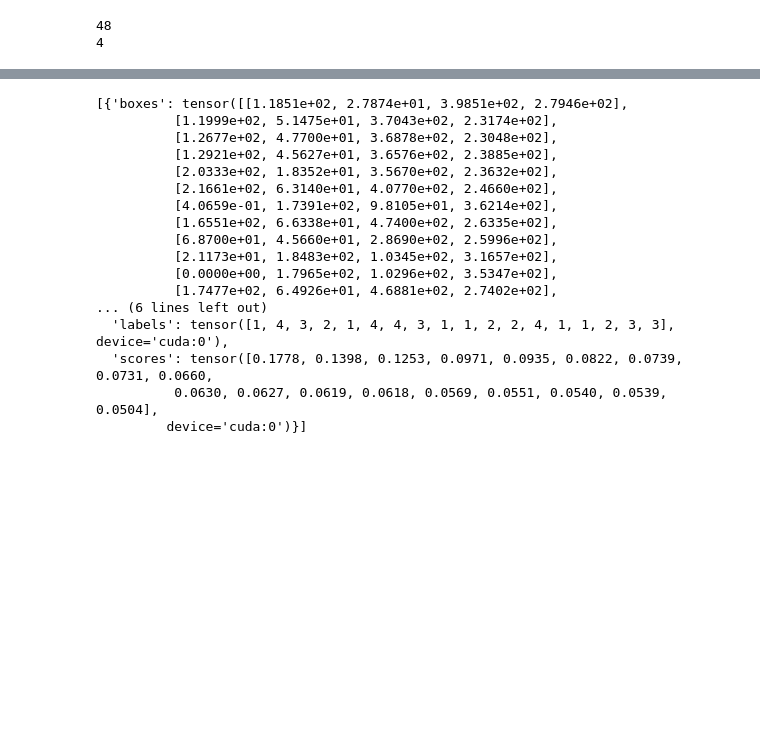
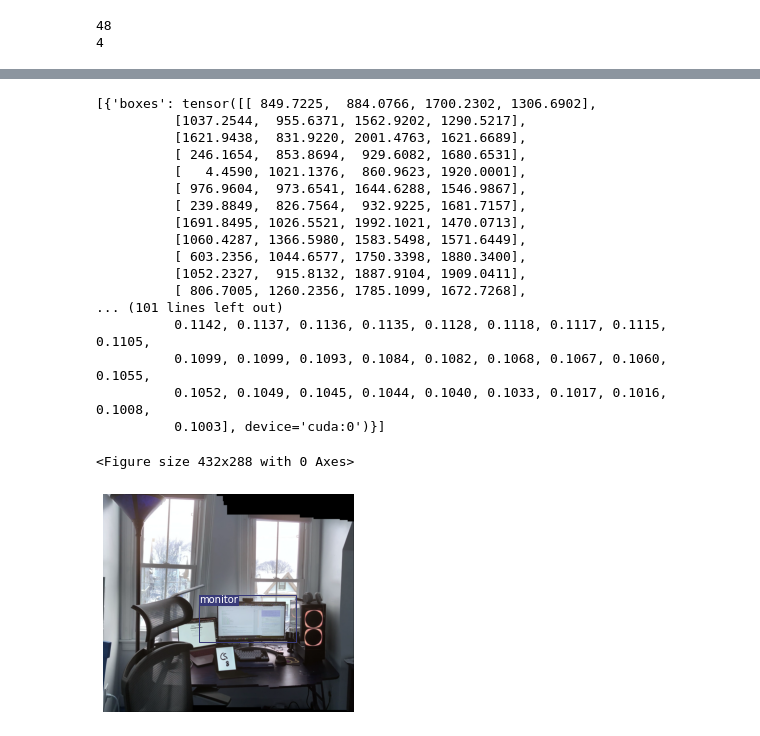
Before and after one commit to ksun0/cis-581-final-project-video-stiching-detection, a Jupyter notebook: object_detection.ipynb, the cells around one changed output, grey strips where cells are left out. Saved outputs shown, nothing was run; the diff lists cells and outputs as text; code cells hidden in the pictures; blank space fills up the shorter version.

```diff
--- a/object_detection.ipynb
+++ b/object_detection.ipynb
@@ -20,16 +11,16 @@ class DeskDataset(torch.utils.data.Dataset):
     def __init__(self, root, transforms=None):
         self.root = root
         self.transforms = transforms
-        self.df = pd.read_csv("annotations.csv", names=["class", "xmin", "ymin", "xdist", "ydist", "image", "imgx", "imgy"])
+        self.df = pd.read_csv("data/annotations.csv", names=["class", "xmin", "ymin", "xdist", "ydist", "image", "imgx", "imgy"])
         unique_classes = list(self.df['class'].unique())
         self.class_names = {unique_classes[i]: np.arange(1, 1 + len(unique_classes))[i] for i in range(len(unique_classes))}
         # load all image files, sorting them to
         # ensure that they are aligned
-        self.imgs = list(sorted(os.listdir(os.path.join(root, "images"))))
+        self.imgs = list(sorted(os.listdir(os.path.join(root, "data", "training_data"))))
 
     def __getitem__(self, idx):
         # load images ad masks
-        img_path = os.path.join(self.root, "images", self.imgs[idx])
+        img_path = os.path.join(self.root, "data", "training_data", self.imgs[idx])
         img = Image.open(img_path).convert("RGB")
 
         features = self.df[self.df['image'] == self.imgs[idx]]
@@ -199,32 +169,57 @@ coco_utils.py    images     transforms.py
 from torchvision import transforms
 # pick one image from the test set
 # img, _ = dataset[1]
-# print(type(img))
-t = Image.open("kevin.png").convert("RGB")
+t = Image.open("data/desk-left-right.png").convert("RGB")
 img = transforms.ToTensor()(t).squeeze()
-# print(type(img))
 
 # put the model in evaluation mode
+model.load_state_dict(torch.load("data/object_detection_model.pt"))
 model.eval()
 with torch.no_grad():
     prediction = model([img.to(device)])
 # %%
 prediction
 # %% [output]
-[{'boxes': tensor([[1.1851e+02, 2.7874e+01, 3.9851e+02, 2.7946e+02],
-          [1.1999e+02, 5.1475e+01, 3.7043e+02, 2.3174e+02],
-          [1.2677e+02, 4.7700e+01, 3.6878e+02, 2.3048e+02],
-          [1.2921e+02, 4.5627e+01, 3.6576e+02, 2.3885e+02],
-          [2.0333e+02, 1.8352e+01, 3.5670e+02, 2.3632e+02],
-          [2.1661e+02, 6.3140e+01, 4.0770e+02, 2.4660e+02],
-          [4.0659e-01, 1.7391e+02, 9.8105e+01, 3.6214e+02],
-          [1.6551e+02, 6.6338e+01, 4.7400e+02, 2.6335e+02],
-          [6.8700e+01, 4.5660e+01, 2.8690e+02, 2.5996e+02],
-          [2.1173e+01, 1.8483e+02, 1.0345e+02, 3.1657e+02],
-          [0.0000e+00, 1.7965e+02, 1.0296e+02, 3.5347e+02],
-          [1.7477e+02, 6.4926e+01, 4.6881e+02, 2.7402e+02],
-... (6 lines left out)
-  'labels': tensor([1, 4, 3, 2, 1, 4, 4, 3, 1, 1, 2, 2, 4, 1, 1, 2, 3, 3], device='cuda:0'),
-  'scores': tensor([0.1778, 0.1398, 0.1253, 0.0971, 0.0935, 0.0822, 0.0739, 0.0731, 0.0660,
-          0.0630, 0.0627, 0.0619, 0.0618, 0.0569, 0.0551, 0.0540, 0.0539, 0.0504],
-         device='cuda:0')}]
+[{'boxes': tensor([[ 849.7225,  884.0766, 1700.2302, 1306.6902],
+          [1037.2544,  955.6371, 1562.9202, 1290.5217],
+          [1621.9438,  831.9220, 2001.4763, 1621.6689],
+          [ 246.1654,  853.8694,  929.6082, 1680.6531],
+          [   4.4590, 1021.1376,  860.9623, 1920.0001],
+          [ 976.9604,  973.6541, 1644.6288, 1546.9867],
+          [ 239.8849,  826.7564,  932.9225, 1681.7157],
+          [1691.8495, 1026.5521, 1992.1021, 1470.0713],
+          [1060.4287, 1366.5980, 1583.5498, 1571.6449],
+          [ 603.2356, 1044.6577, 1750.3398, 1880.3400],
+          [1052.2327,  915.8132, 1887.9104, 1909.0411],
+          [ 806.7005, 1260.2356, 1785.1099, 1672.7268],
+... (101 lines left out)
+          0.1142, 0.1137, 0.1136, 0.1135, 0.1128, 0.1118, 0.1117, 0.1115, 0.1105,
+          0.1099, 0.1099, 0.1093, 0.1084, 0.1082, 0.1068, 0.1067, 0.1060, 0.1055,
+          0.1052, 0.1049, 0.1045, 0.1044, 0.1040, 0.1033, 0.1017, 0.1016, 0.1008,
+          0.1003], device='cuda:0')}]
+# %%
+import matplotlib
+import matplotlib.pyplot as plt
+
+image = Image.fromarray(img.mul(255).permute(1, 2, 0).byte().numpy())
+plt.figure()
+figure, ax = plt.subplots(1)
+cmap = plt.get_cmap('tab20b')
+colors = [cmap(i) for i in np.linspace(0, 1, 20)]
+
+for box, score, class_name in zip(prediction[0]['boxes'], prediction[0]['scores'], prediction[0]['labels']):
+    if score > 0.29:
+        x, y = box[0], box[1]
+        len_x, len_y = box[2] - box[0], box[3] - box[1]
+        rect = matplotlib.patches.Rectangle((x, y), len_x, len_y, edgecolor=colors[0], facecolor="none")
+        ax.add_patch(rect)
+        plt.text(x, y, s="monitor", color='white', verticalalignment='top',
+                    bbox={'color': colors[0], 'pad': 0})
+
+ax.imshow(image)
+plt.axis('off')
+plt.savefig("data/desk-left-right-detected")
+plt.show()
+# %% [output]
+<Figure size 432x288 with 0 Axes>
+[figure, added]
```
Also changed, not shown: parts of 12 cells of this notebook, 14 other files.
